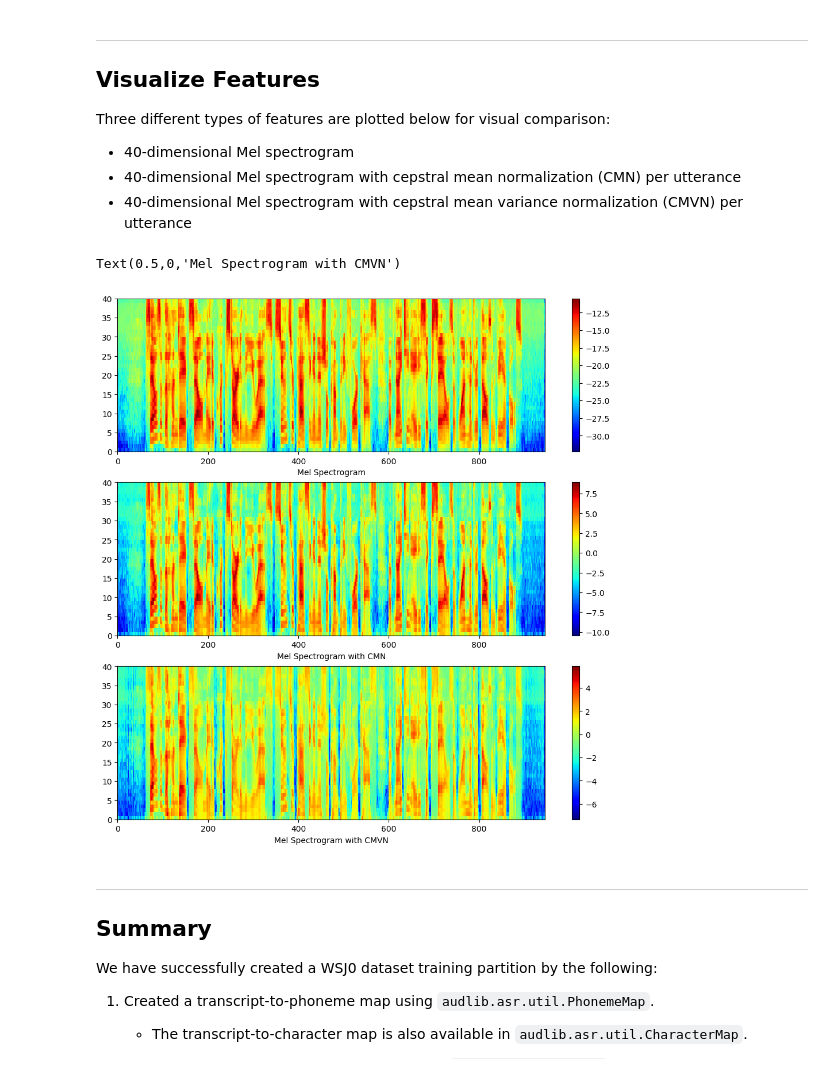
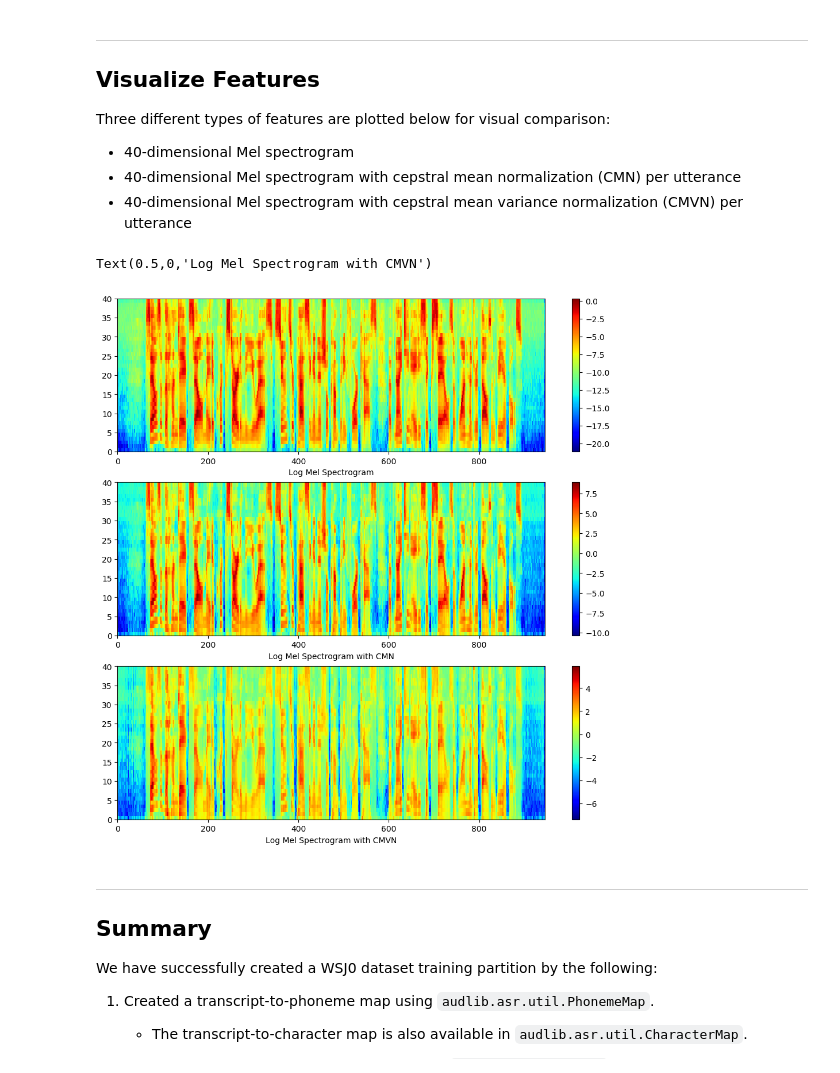
Before and after one commit to raymondxyy/pyaudlib, a Jupyter notebook: egs/asr/Preparing Datasets for DNN-based Speech Recognition.ipynb, the cells around one changed output. Drawn from its saved outputs; the diff is of its cells as text; code cells hidden in the pictures.

```diff
--- a/egs/asr/Preparing Datasets for DNN-based Speech Recognition.ipynb
+++ b/egs/asr/Preparing Datasets for DNN-based Speech Recognition.ipynb
@@ -42,13 +42,13 @@ import audlib
 from audlib.asr.util import PhonemeMap, CharacterMap
 from pprint import pprint
 _moddir = os.path.dirname(audlib.__file__)
-dictpath = os.path.join(_moddir, 'asr/etc/cmudict-0.7b')
-phonepath = os.path.join(_moddir, '../audlib/asr/etc/wsj.phone')
+dictpath = os.path.join(_moddir, '../audlib/misc/cmudict-0.7b')
+phonepath = os.path.join(_moddir, '../audlib/misc/wsj.phone')
 print("Creating a phoneme map.")
 pmap = PhonemeMap(dictpath)
 print("Dictionary contains [{}] valid words.".format(len(pmap.dict)))
-print("[{}] valid phonemes. Printing first 5 entries:".format(len(pmap.phonedict)))
-pprint(["{}: {}".format(k,v) for (k,v) in pmap.phonedict.items()][:5])
+print("[{}] valid phonemes. Printing first 5 entries:".format(len(pmap.vocabdict)))
+pprint(["{}: {}".format(k,v) for (k,v) in pmap.vocabdict.items()][:5])
 
 # Test random sentences
 sentences = ["This is a sentence to be processed by SPHINX",
@@ -151,7 +146,7 @@ By adding a `tranform` argument to `WSJ0`, we can specify the final form of `dat
 import numpy as np
 
 from audlib.sig.fbanks import MelFreq
-from audlib.sig.stproc import stana
+from audlib.sig.transform import stpowspec
 from audlib.sig.window import hamming
 from scipy.signal import lfilter
 from scipy.fftpack import idct
@@ -193,16 +188,11 @@ def transform(sample):
     # dithering
 
     # extract MFCCs
-    frames = stana(sig, sr, wind, hopsize, trange=(0, None))
-    mfcc = []
-    melspec = []
-    for frame in frames:
-        mfcc.append(melbank.mfcc(frame))
-        melspec.append(melbank.melspec(frame))
-    melspec = np.array(melspec)
+    powerspec = stpowspec(sig, sr, wind, hopsize, nfft)
+    melspec = np.log(melbank.melspec(powerspec))
+    mfcc = melbank.mfcc(powerspec)
 
     # cepstral mean normalization
-    mfcc = np.array(mfcc)
     mfcc -= mfcc.mean(axis=0)
 
     # inverse transform to mel spectral domain
@@ -217,7 +207,8 @@ def transform(sample):
     return out
 
 # Finally, add the pre-defined transform to the dataset
-dataset = WSJ0(wsj0root, 'train', '*wv1*', pmap_cleaned, transform=transform, verbose=True)
+wsj0 = WSJ0(wsj0root, filt=lambda fn: fn.endswith('.wv1'), transform=transform)
+dataset = ASRWSJ0(wsj0, pmap_cleaned)
 nframe_tot = 0
 nlabel_tot = 0
 for ii, sample in enumerate(dataset):
@@ -258,22 +243,22 @@ Three different types of features are plotted below for visual comparison:
 # %%
 %matplotlib inline
 import matplotlib.pyplot as plt
 fig = plt.figure(figsize=(12, 12), dpi=100)
 ax1 = fig.add_subplot(311)
 mesh = ax1.pcolormesh(dataset[0]['melspec'].T, cmap='jet')
 plt.colorbar(mesh, ax=ax1)
-ax1.set_xlabel("Mel Spectrogram")
+ax1.set_xlabel("Log Mel Spectrogram")
 ax2 = fig.add_subplot(312)
 mesh = ax2.pcolormesh(dataset[0]['melspec_cmn'].T, cmap='jet')
 plt.colorbar(mesh, ax=ax2)
-ax2.set_xlabel("Mel Spectrogram with CMN")
+ax2.set_xlabel("Log Mel Spectrogram with CMN")
 ax3 = fig.add_subplot(313)
 mesh = ax3.pcolormesh(dataset[0]['data'].T, cmap='jet')
 plt.colorbar(mesh, ax=ax3)
-ax3.set_xlabel("Mel Spectrogram with CMVN")
+ax3.set_xlabel("Log Mel Spectrogram with CMVN")
 # %% [output]
-Text(0.5,0,'Mel Spectrogram with CMVN')
+Text(0.5,0,'Log Mel Spectrogram with CMVN')
-[figure, old version]
+[figure, new version]
 # %% [markdown]
 ---
 <a name="5"></a>
```
Also changed, not shown: parts of 3 cells of this notebook, 8 other files.
